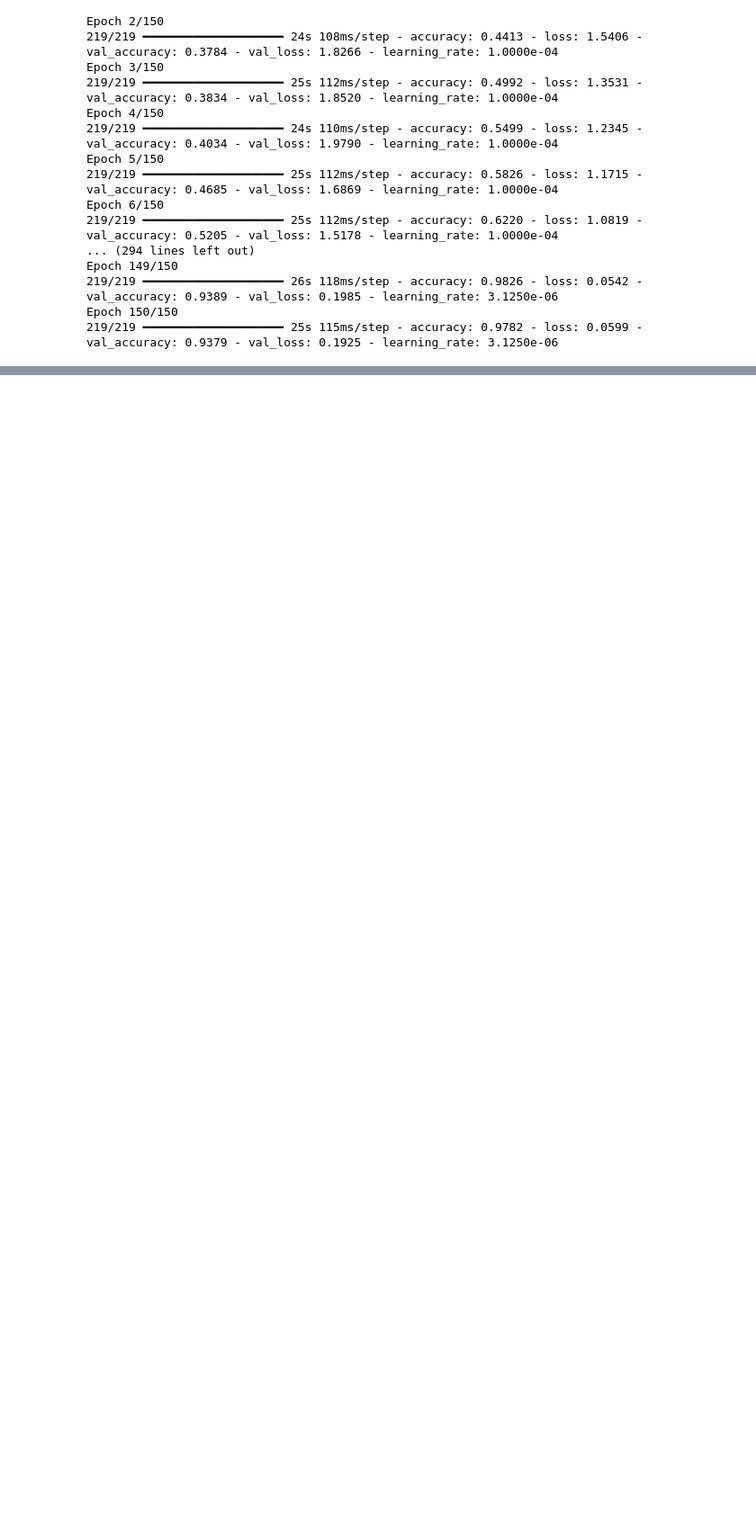
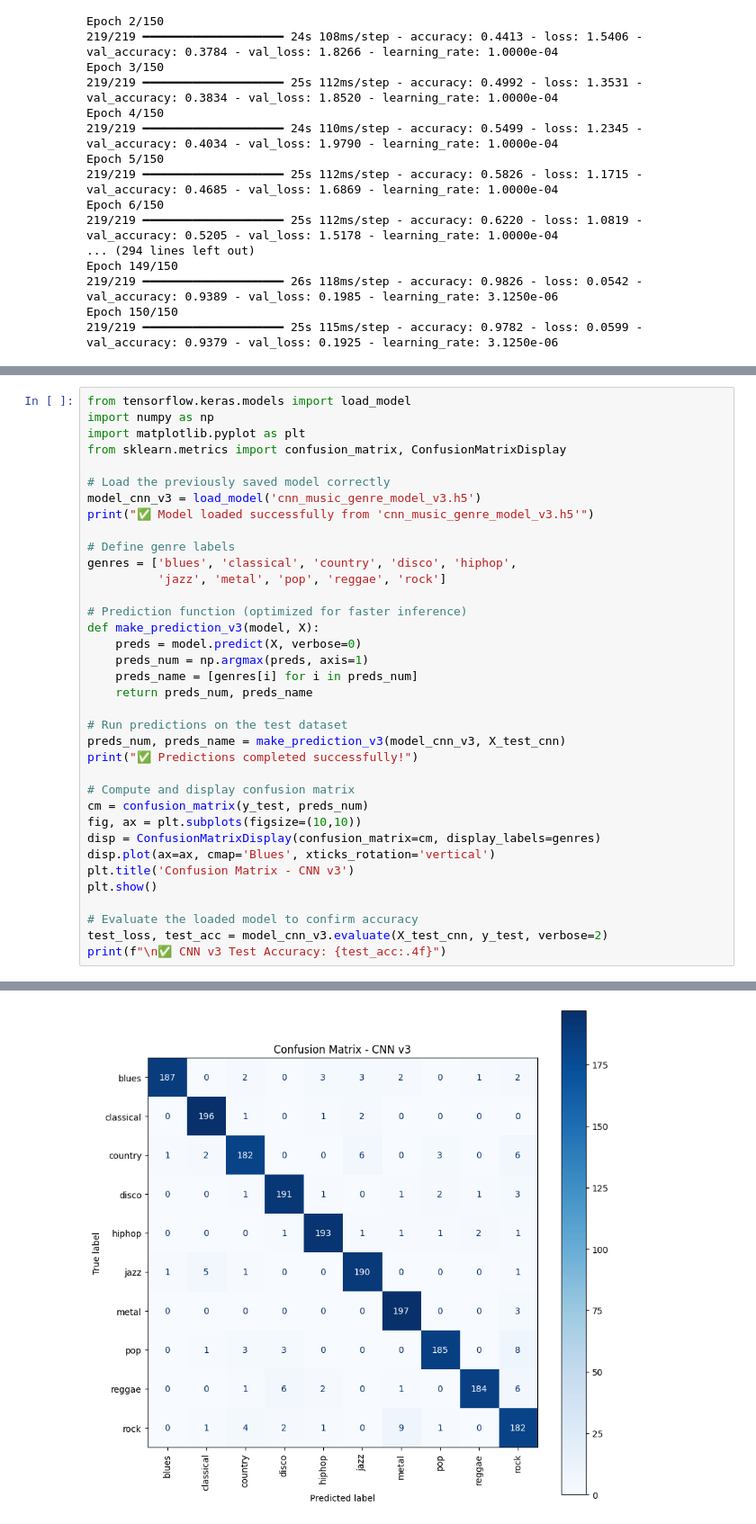
Before and after one commit to Akki0529/Music-Classiffer, a Jupyter notebook: CNN_v3_test.ipynb, the cells around one changed output, grey strips where cells are left out. Shown: that part at 90% size. Saved outputs shown, nothing was run; the diff lists cells and outputs as text; blank space fills up the shorter version.

```diff
--- a/CNN_v3_test.ipynb
+++ b/CNN_v3_test.ipynb
@@ -225,0 +278,37 @@ WARNING:absl:You are saving your model as an HDF5 file via `model.save()` or `ke
+# %%
+from tensorflow.keras.models import load_model
+import numpy as np
+import matplotlib.pyplot as plt
+from sklearn.metrics import confusion_matrix, ConfusionMatrixDisplay
+
+# Load the previously saved model correctly
+model_cnn_v3 = load_model('cnn_music_genre_model_v3.h5')
+print("✅ Model loaded successfully from 'cnn_music_genre_model_v3.h5'")
+
+# Define genre labels
+genres = ['blues', 'classical', 'country', 'disco', 'hiphop',
+          'jazz', 'metal', 'pop', 'reggae', 'rock']
+
+# Prediction function (optimized for faster inference)
+def make_prediction_v3(model, X):
+    preds = model.predict(X, verbose=0)
+    preds_num = np.argmax(preds, axis=1)
+    preds_name = [genres[i] for i in preds_num]
+    return preds_num, preds_name
+
+# Run predictions on the test dataset
+preds_num, preds_name = make_prediction_v3(model_cnn_v3, X_test_cnn)
+print("✅ Predictions completed successfully!")
+
+# Compute and display confusion matrix
+cm = confusion_matrix(y_test, preds_num)
+fig, ax = plt.subplots(figsize=(10,10))
+disp = ConfusionMatrixDisplay(confusion_matrix=cm, display_labels=genres)
+disp.plot(ax=ax, cmap='Blues', xticks_rotation='vertical')
+plt.title('Confusion Matrix - CNN v3')
+plt.show()
+
+# Evaluate the loaded model to confirm accuracy
+test_loss, test_acc = model_cnn_v3.evaluate(X_test_cnn, y_test, verbose=2)
+print(f"\n✅ CNN v3 Test Accuracy: {test_acc:.4f}")
+# %% [output]
@@ -225,0 +318 @@ WARNING:absl:You are saving your model as an HDF5 file via `model.save()` or `ke
+[figure, added]
```
Also changed, not shown: parts of 14 cells of this notebook, 1 other file.
